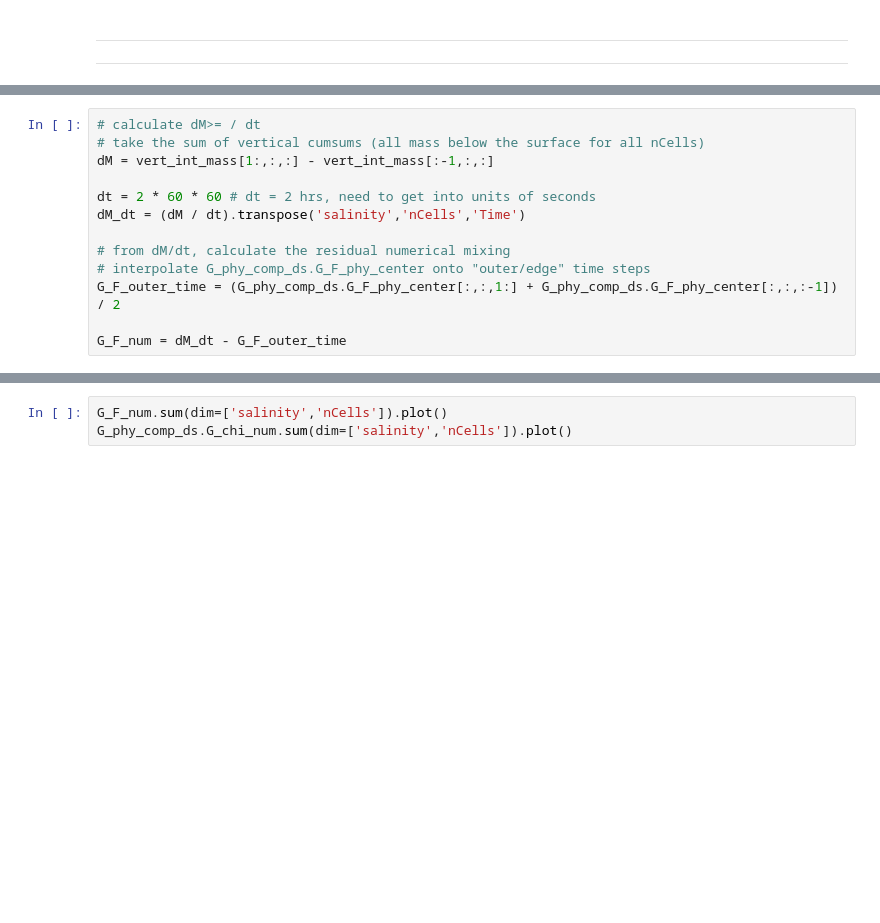
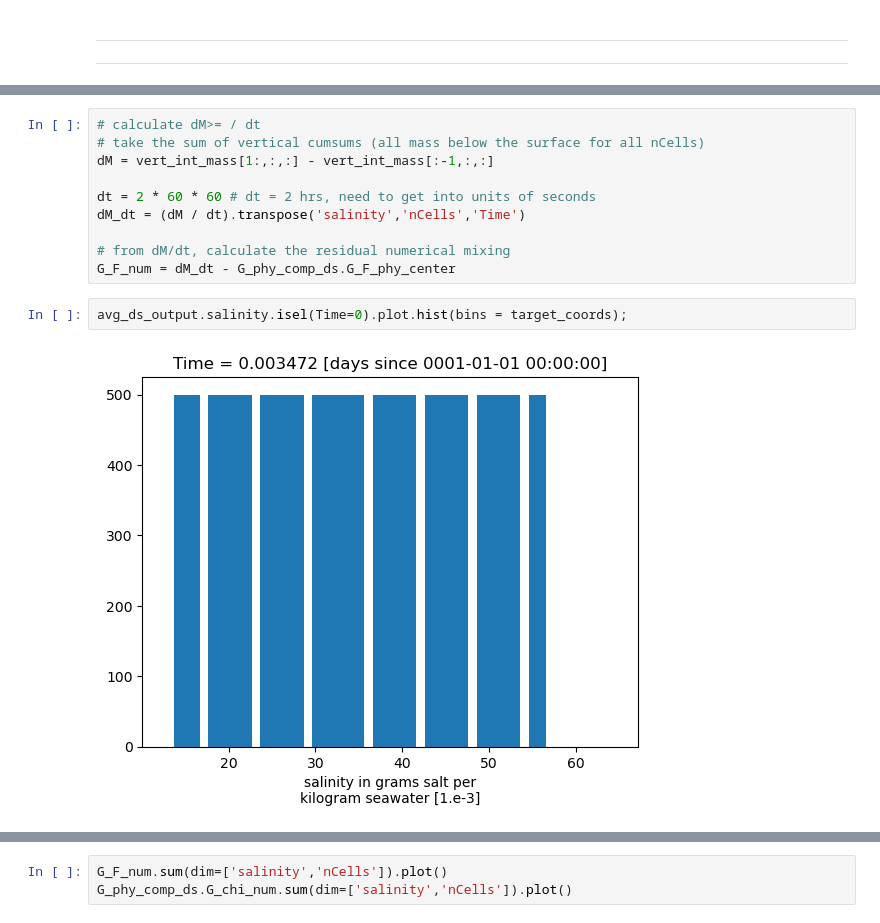
Before and after one commit to kailauyeda/WMT_DVD, a Jupyter notebook: bichan/analysis/preliminary_analysis.ipynb, the cells around one changed output, grey strips where cells are left out. Drawn from its saved outputs; the diff is of its cells as text; blank space fills up the shorter version.

```diff
--- a/bichan/analysis/preliminary_analysis.ipynb
+++ b/bichan/analysis/preliminary_analysis.ipynb
@@ -565,7 +585,8 @@ dt = 2 * 60 * 60 # dt = 2 hrs, need to get into units of seconds
 dM_dt = (dM / dt).transpose('salinity','nCells','Time')
 
 # from dM/dt, calculate the residual numerical mixing
-# interpolate G_phy_comp_ds.G_F_phy_center onto "outer/edge" time steps
-G_F_outer_time = (G_phy_comp_ds.G_F_phy_center[:,:,1:] + G_phy_comp_ds.G_F_phy_center[:,:,:-1]) / 2
-
-G_F_num = dM_dt - G_F_outer_time
+G_F_num = dM_dt - G_phy_comp_ds.G_F_phy_center
+# %%
+avg_ds_output.salinity.isel(Time=0).plot.hist(bins = target_coords);
+# %% [output]
+[figure, added]
```
Also changed, not shown: parts of 23 cells of this notebook, 3 other files.
